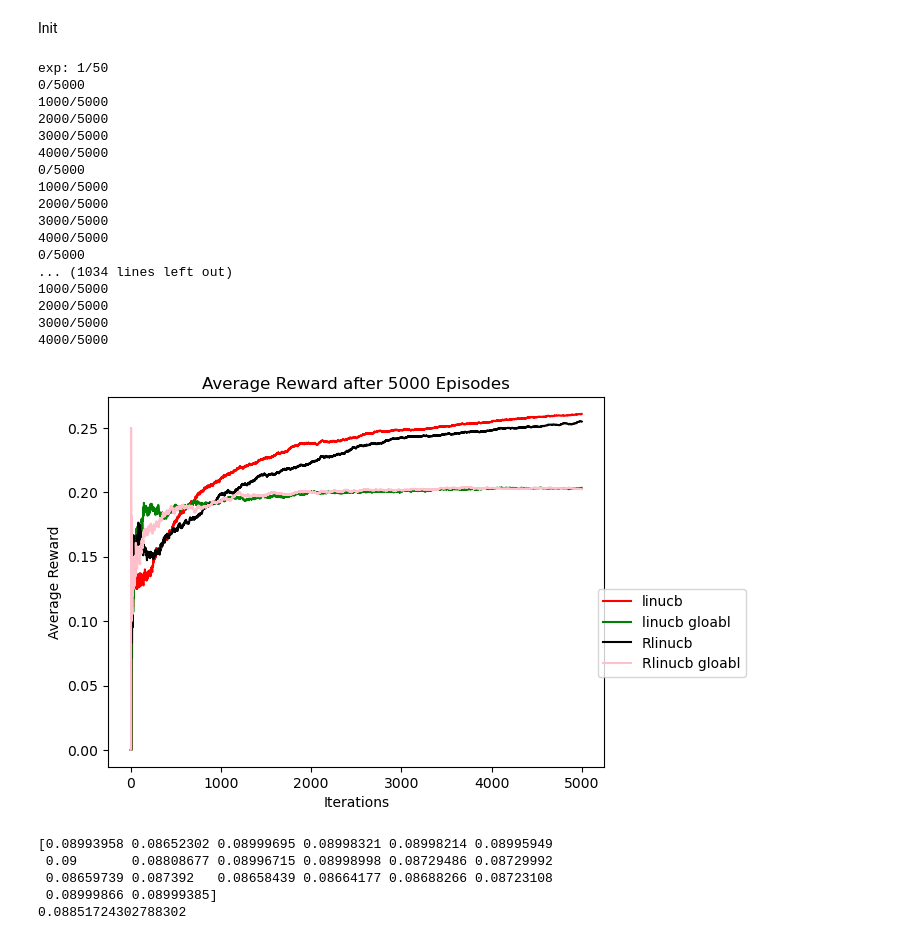
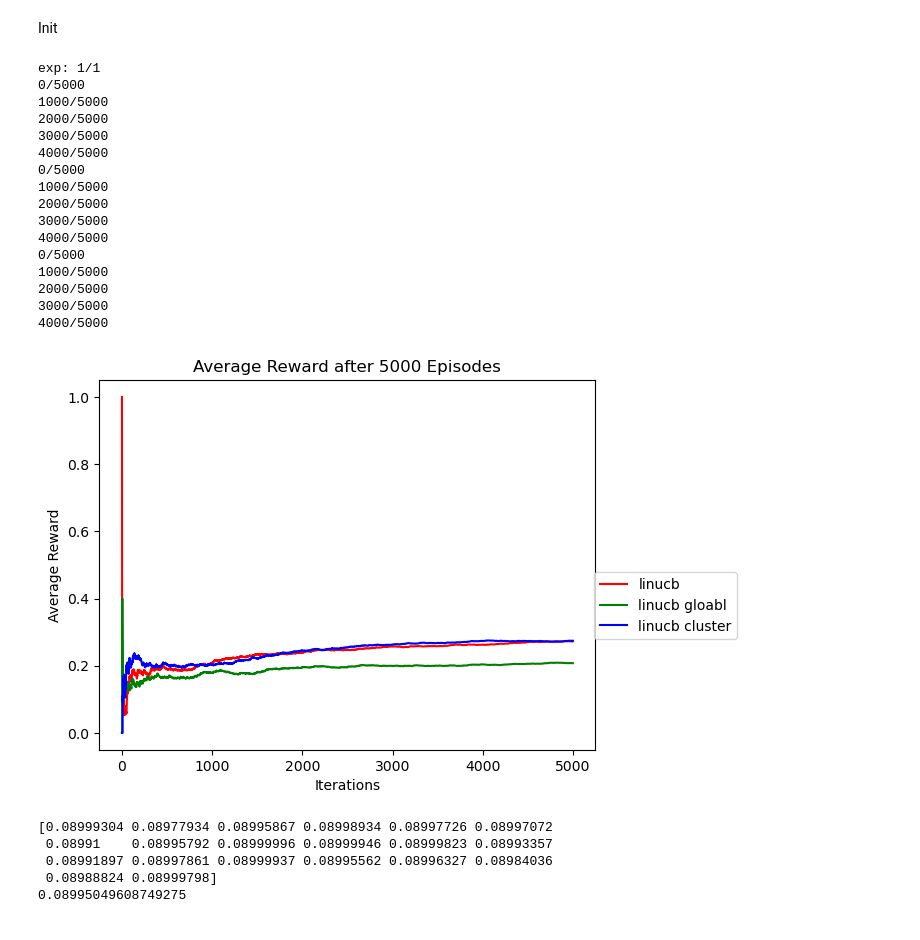
Before and after one commit to DiegoMazzuco/CMAB, a Jupyter notebook: simulacion/simulationCMAB.ipynb, the cells around one changed output. Saved outputs shown, nothing was run; the diff lists cells and outputs as text; code cells hidden in the pictures.

```diff
--- a/simulacion/simulationCMAB.ipynb
+++ b/simulacion/simulationCMAB.ipynb
@@ -20,14 +18,14 @@ from Strategies.Rewards.BernoulliFeature   import BernoulliFeature
 Init Parameters
 # %%
 iterations = 5000
-experimentos = 50
+experimentos = 1
 k = 100
 d = 2
 alpha = 1
 user_amount = 20
 max_prob = 0.3
 noise = 0.05
-clusters_amounts = [1,2,4,10,20]
+clusters_amounts = [1,2,4,8]
 gree = math.radians(30)
 aux = [math.cos(gree), math.sin(gree)]
 aux /= np.linalg.norm(aux)
@@ -46,28 +44,22 @@ reward_class = BernoulliFeature(k, d,user_amount, max_prob, noise, best_theta)
 # Run experiments
 linucb_regrets              = np.zeros((experimentos,iterations))
 linucb_g_regrets              = np.zeros((experimentos,iterations))
-rlinucb_regrets              = np.zeros((experimentos,iterations))
-rlinucb_g_regrets              = np.zeros((experimentos,iterations))
 linucb_cluster_regrets       = np.zeros((experimentos,iterations))
 # Run experiments
 for i in    range(experimentos):
     print('exp: ' + str(i + 1) + '/' + str(experimentos))
 
     #club      = CLUB(k, iterations, reward_class, d, user_amount, alpha)
-    linucb       = LinUCB(k, iterations, reward_class, d, user_amount, alpha, lamb )
-    linucbg      = LinUCBGlobal(k, iterations, reward_class, d, user_amount, alpha, lamb )
-    rlinucb       = RLinUCB(k, iterations, reward_class, d, user_amount, alpha, lamb )
-    rlinucbg      = RLinUCBGlobal(k, iterations, reward_class, d, user_amount, alpha, lamb )
-    #linucbk      = CLinUCB(k, iterations, reward_class, d, user_amount, alpha, clusters_amounts, lamb, 500, 100 )
+    linucb       = RLinUCB(k, iterations, reward_class, d, user_amount, alpha, lamb )
+    linucbg      = RLinUCBGlobal(k, iterations, reward_class, d, user_amount, alpha, lamb )
+    linucbk       = RCLinUCB(k, iterations, reward_class, d, user_amount, alpha, clusters_amounts, lamb, 500, 500 )
 
     #club_regrets[i]           = club.run()
-    #linucb_cluster_regrets[i]           = linucbk.run()
-    linucb_regrets[i]                   = linucb.run()
-    linucb_g_regrets[i]                 = linucbg.run()
-    rlinucb_regrets[i]                   = rlinucb.run()
-    rlinucb_g_regrets[i]                 = rlinucbg.run()
+    linucb_cluster_regrets[i]          = linucbk.run()
+    linucb_regrets[i]                  = linucb.run()
+    linucb_g_regrets[i]                = linucbg.run()
 # %% [output]
-exp: 1/50
+exp: 1/1
 0/5000
 1000/5000
 2000/5000
@@ -79,7 +71,6 @@ exp: 1/50
 3000/5000
 4000/5000
 0/5000
-... (1034 lines left out)
 1000/5000
 2000/5000
 3000/5000
@@ -108,25 +91,22 @@ linucb_c_sup            = np.percentile(linucb_cluster_regrets,sup_percentile ,a
 # %%
 fig, ax = plt.subplots()
 
 transparencia = 0.5
 
 #linucb
 plt.plot(linucb_median_rew,label="linucb", color='red')
 plt.plot(linucb_g_median_rew,label="linucb gloabl", color='green')
-plt.plot(rlinucb_median_rew,label="Rlinucb", color='black')
-plt.plot(rlinucb_g_median_rew,label="Rlinucb gloabl", color='pink')
-#plt.plot(linucb_c_median_rew,label="linucb cluster", color='blue')
-#plt.plot(club_median_rew,label="club", color='black')
+plt.plot(linucb_c_median_rew,label="linucb cluster", color='blue')
 
 plt.legend(bbox_to_anchor=(1.3, 0.5))
 plt.xlabel("Iterations")
 plt.ylabel("Average Reward")
 plt.title("Average Reward after " + str(iterations)
     + " Episodes")
 #plt.ylim(0,0.1)
 plt.show()
 # %% [output]
-[figure, old version]
+[figure, new version]
 # %%
 max_prob = np.zeros(user_amount)
 for i in range(user_amount):
@@ -134,11 +114,11 @@ for i in range(user_amount):
 print(max_prob)
 print(np.average(max_prob))
 # %% [output]
-[0.08993958 0.08652302 0.08999695 0.08998321 0.08998214 0.08995949
- 0.09       0.08808677 0.08996715 0.08998998 0.08729486 0.08729992
- 0.08659739 0.087392   0.08658439 0.08664177 0.08688266 0.08723108
- 0.08999866 0.08999385]
-0.08851724302788302
+[0.08999304 0.08977934 0.08995867 0.08998934 0.08997726 0.08997072
+ 0.08991    0.08995792 0.08999996 0.08999946 0.08999823 0.08993357
+ 0.08991897 0.08997861 0.08999937 0.08995562 0.08996327 0.08984036
+ 0.08988824 0.08999798]
+0.08995049608749275
 # %%
 linucbk.get_rc().graph()
 # %% [output]
```
Also changed, not shown: parts of 5 cells of this notebook, 9 other files.
